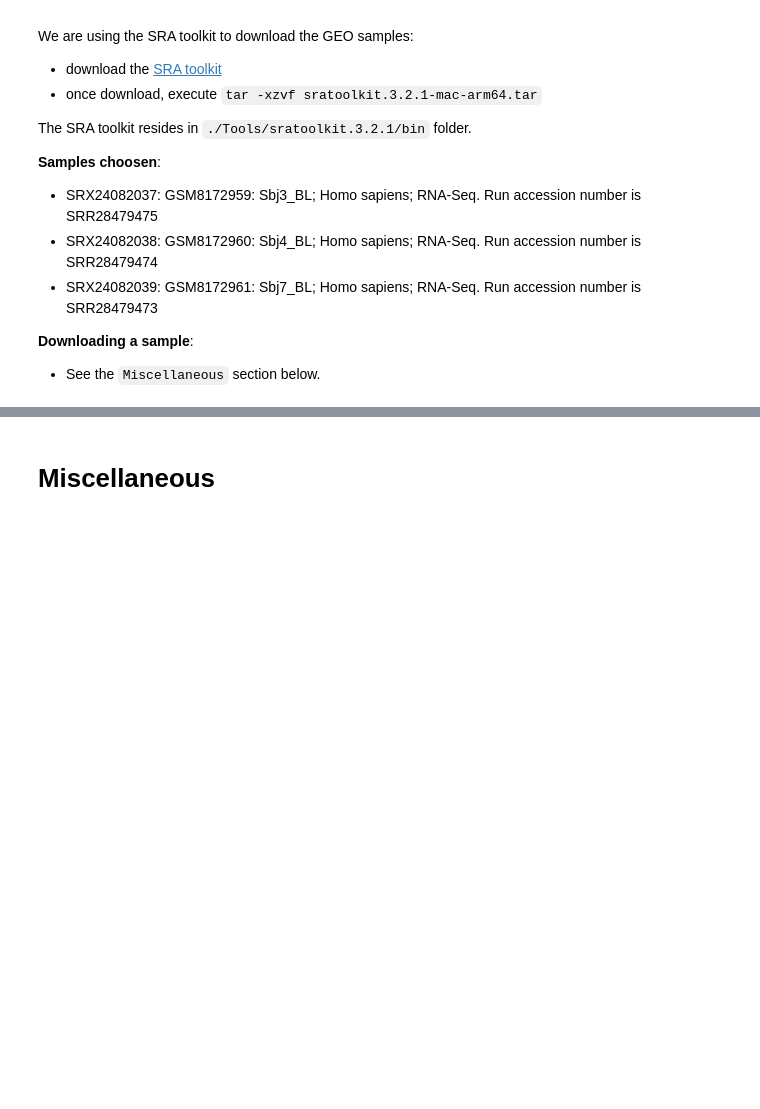
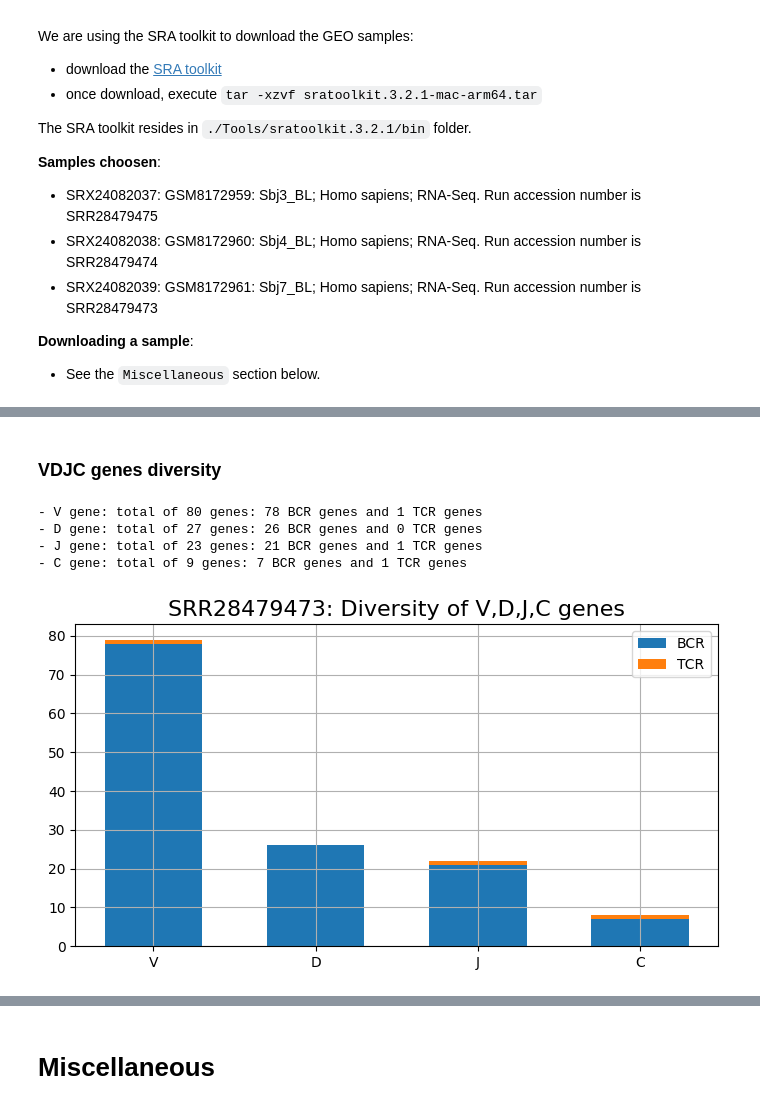
Before and after one commit to yoramzarai/Numenos-exercise, a Jupyter notebook: main_exercise.ipynb, the cells around one changed output, grey strips where cells are left out. Drawn from its saved outputs; the diff is of its cells as text; code cells hidden in the pictures; blank space fills up the shorter version.

```diff
--- a/main_exercise.ipynb
+++ b/main_exercise.ipynb
@@ -447,0 +486,37 @@ Report for SRR28479473:
+# %% [markdown]
+### VDJC genes diversity
+# %%
+figsize: tuple[int, int] = (7,4)
+width: float = 0.6
+save_figure: bool = False
+# -------------------------------
+VDJC_genes_diverisity = defaultdict(list)
+for gene in VDJC_genes:
+    v_genes = df[gene].unique().tolist()
+    v_tcr_genes = [v for v in v_genes if v.startswith('T')]
+    v_bcr_genes = [v for v in v_genes if v.startswith('I')]
+    print(f"- {gene} gene: total of {len(v_genes)} genes: {len(v_bcr_genes)} BCR genes and {len(v_tcr_genes)} TCR genes")
+    VDJC_genes_diverisity['BCR'].append(len(v_bcr_genes))
+    VDJC_genes_diverisity['TCR'].append(len(v_tcr_genes))
+
+# plot
+fig, ax = plt.subplots(nrows=1, ncols=1, tight_layout=True, figsize=figsize, squeeze=True)
+bottom = np.zeros(len(VDJC_genes), dtype=int)
+
+for gene, gene_bcr_tcr_count in VDJC_genes_diverisity.items():
+    ax.bar(VDJC_genes, gene_bcr_tcr_count, width, label=gene, bottom=bottom)
+    bottom += gene_bcr_tcr_count
+ax.grid()
+ax.set_title(f"{sample_name}: Diversity of {','.join(VDJC_genes)} genes", fontsize=16)
+ax.legend()
+
+if save_figure:
+    fig_file: Path = figure_path / f"{sample_name}_VDJC_diversity.jpg"
+    plt.savefig(fig_file)
+    print(f"\nFigure saved in {fig_file}.")
+# %% [output]
+- V gene: total of 80 genes: 78 BCR genes and 1 TCR genes
+- D gene: total of 27 genes: 26 BCR genes and 0 TCR genes
+- J gene: total of 23 genes: 21 BCR genes and 1 TCR genes
+- C gene: total of 9 genes: 7 BCR genes and 1 TCR genes
+[figure, added]
```
Also changed, not shown: parts of 19 cells of this notebook, 1 other file.
